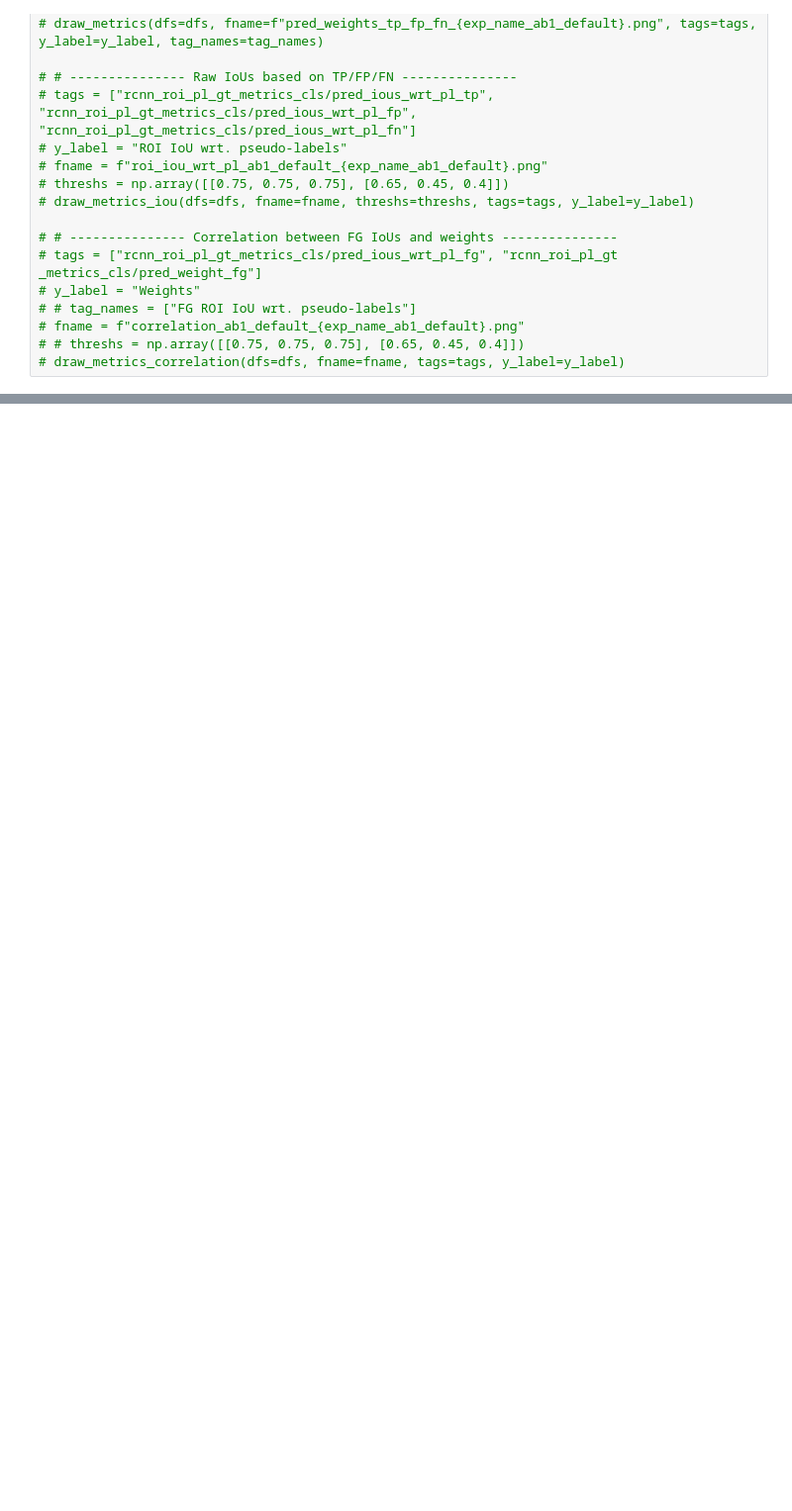
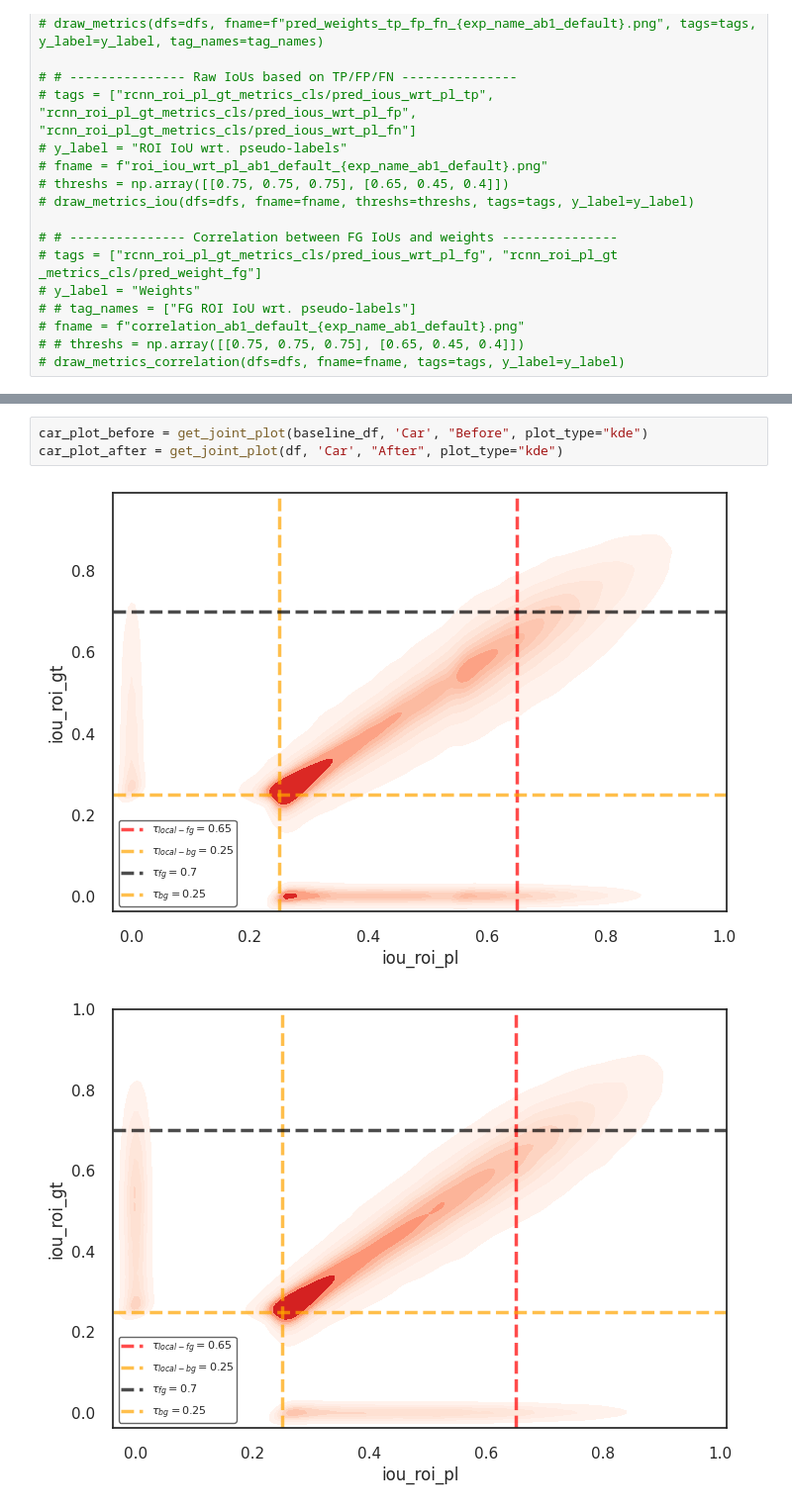
Before and after one commit to shashankag14/OpenPCDet, a Jupyter notebook: tools/tb_metrics.ipynb, the cells around one changed output, grey strips where cells are left out. Shown at 99% size. Drawn from its saved outputs; the diff is of its cells as text; blank space fills up the shorter version.

```diff
--- a/tools/tb_metrics.ipynb
+++ b/tools/tb_metrics.ipynb
@@ -398,0 +478,6 @@ tensor_df['class_labels'] = tensor_df['class_labels'].map({1:'Car', 2:'Pedestria
+# %%
+car_plot_before = get_joint_plot(baseline_df, 'Car', "Before", plot_type="kde")
+car_plot_after = get_joint_plot(df, 'Car', "After", plot_type="kde")
+# %% [output]
+[figure, added]
+[figure, added]
```
Also changed, not shown: parts of 17 cells of this notebook.
